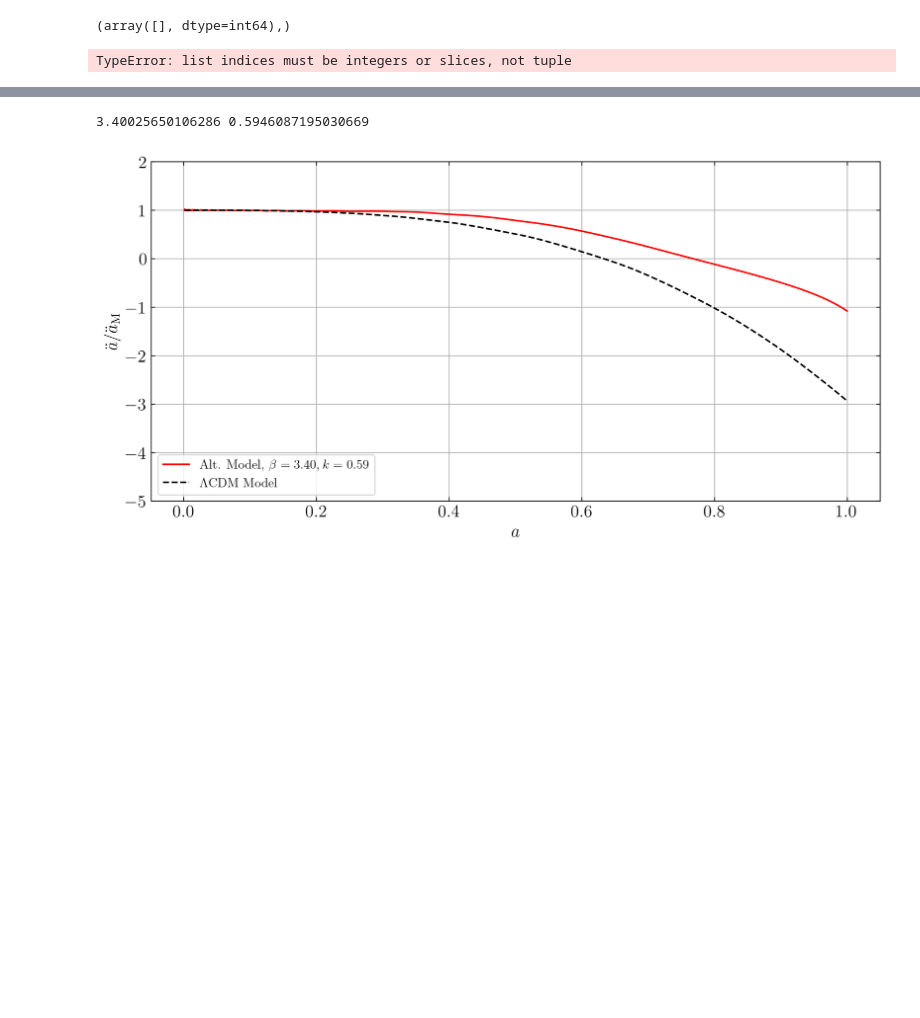
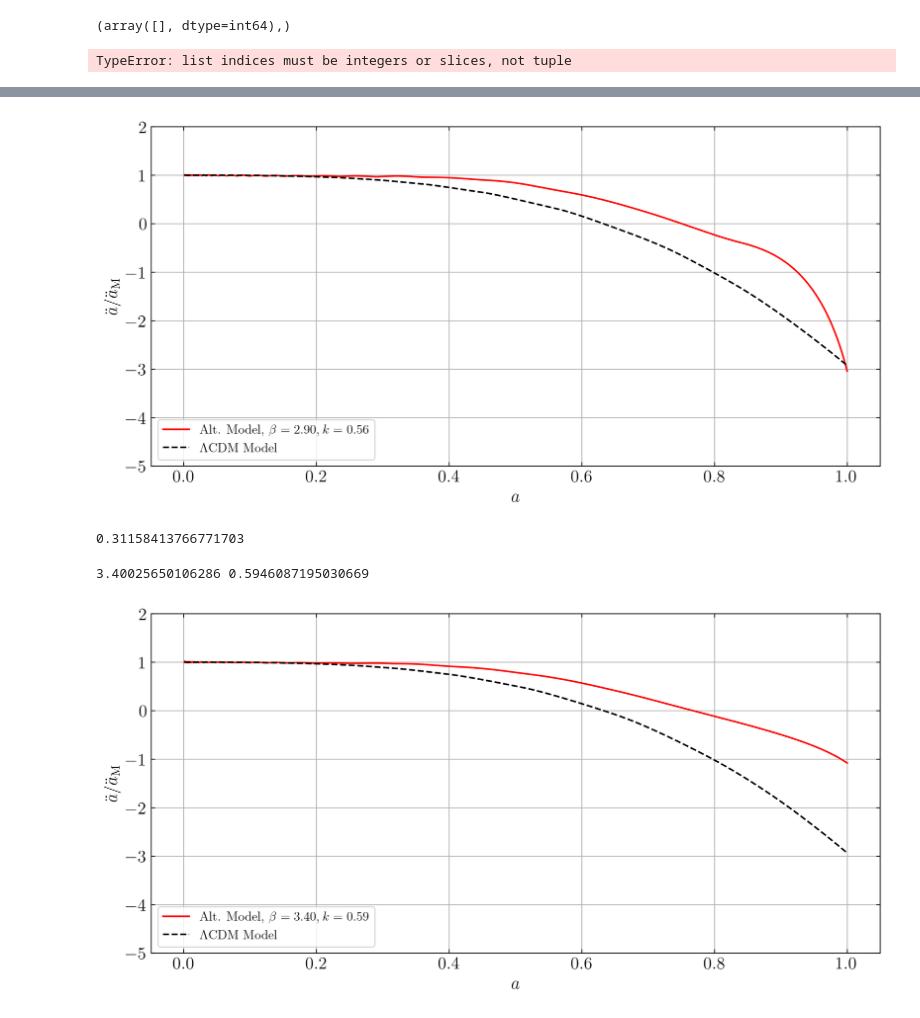
Before and after one commit to bktakacs/thesis_ku, a Jupyter notebook: Untitled-1.ipynb, the cells around one changed output, grey strips where cells are left out. Cells and saved outputs as stored; diff of their text form; code cells hidden in the pictures; blank space fills up the shorter version.

```diff
--- a/Untitled-1.ipynb
+++ b/Untitled-1.ipynb
@@ -269,3 +284,10 @@ The lowest chi^2 value is 0.52785 for beta = 3.249 & mu = 0.624 in the range
+# %%
+m = model(beta=2.900783794692044, kappa=0.5573684210526315, lam=0.)
+m.plot('acc')
+print(m.chi_acc)
+# %% [output]
+[figure, added]
+0.31158413766771703
 # %%
 data = read_model_data('testingtesting.txt')
 
```
Also changed, not shown: parts of 6 cells of this notebook, 1 other file.
